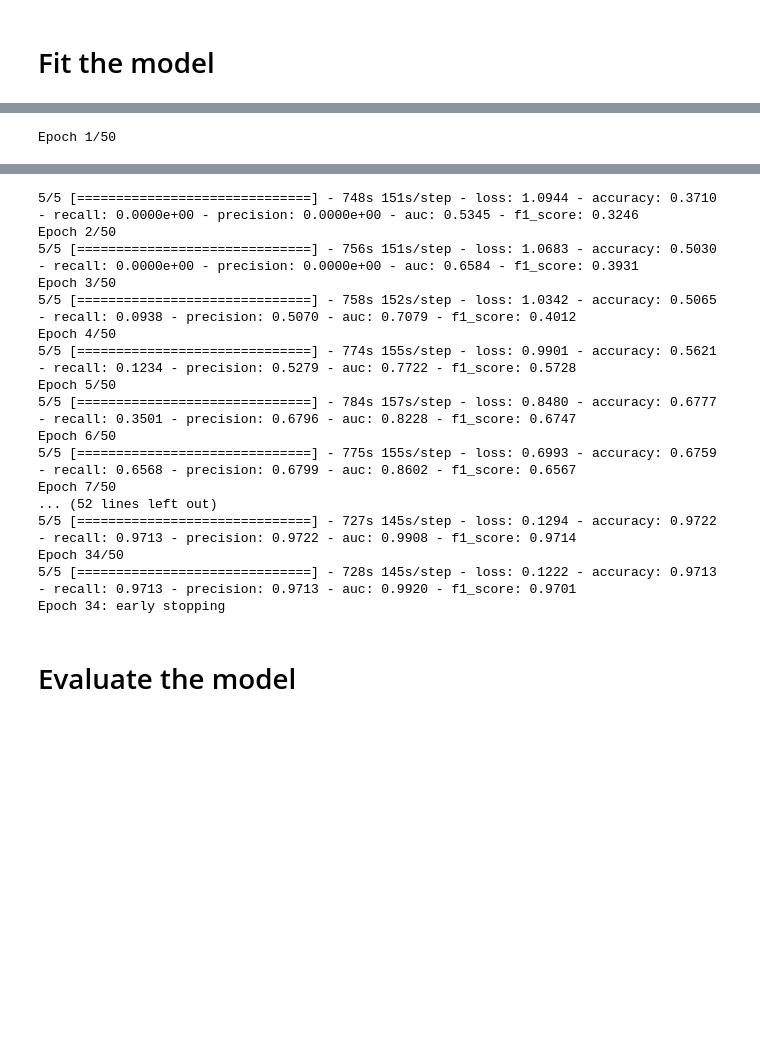
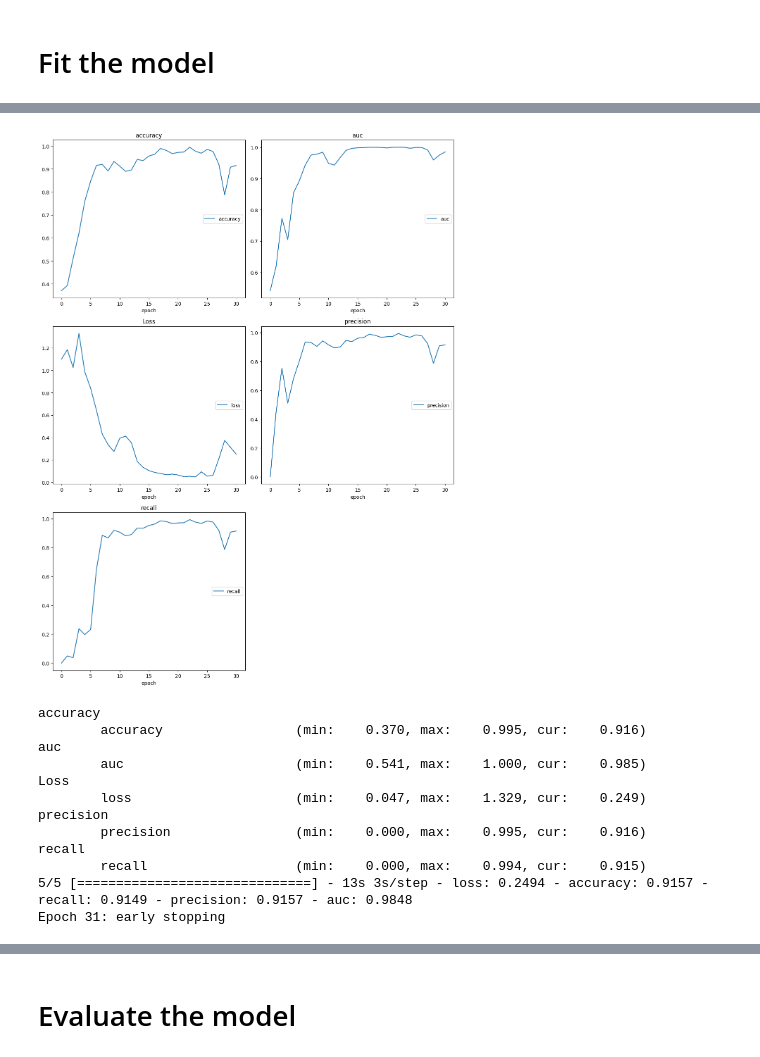
Before and after one commit to WiktorPieklik/Secure-Text-Classification, a Jupyter notebook: src/notebooks/lstm.ipynb, the cells around one changed output, grey strips where cells are left out. Cells and saved outputs as stored; diff of their text form; code cells hidden in the pictures; blank space fills up the shorter version.

Commit message:
refactor(custom-model)!: improved lstm

```diff
--- a/src/notebooks/lstm.ipynb
+++ b/src/notebooks/lstm.ipynb
@@ -16,7 +17,7 @@ Number of available GPUs: 1
 # Parameters
 # %%
 BATCH_SIZE = 256
-EPOCHS = 50
+EPOCHS = 100
 TEST_SPLIT = 0.2
 VALID_SPLIT = 0.1
 SEED = 7321
@@ -87,7 +88,8 @@ model = tf.keras.Sequential([
     tf.keras.layers.Input(shape=(1,), dtype=tf.string),
     vectorize_layer,
     tf.keras.layers.Embedding(input_dim=VOCABULARY_SIZE, output_dim=EMBEDDING_DIM),
-    tf.keras.layers.LSTM(100, dropout=0.2, recurrent_dropout=0.2),
+    tf.keras.layers.Bidirectional(tf.keras.layers.LSTM(1028, return_sequences=True)),
+    tf.keras.layers.Bidirectional(tf.keras.layers.LSTM(128)),
     tf.keras.layers.Dense(3, activation='softmax')
 ])
 model.summary()
@@ -124,17 +124,17 @@ model.compile(
         tf.keras.metrics.Recall(),
         tf.keras.metrics.Precision(),
         tf.keras.metrics.AUC(),
-        tfa.metrics.F1Score(num_classes=3)
+        # tfa.metrics.F1Score(num_classes=3)
     ]
 )
 # %% [markdown]
 ## Model callbacks
 # %%
-BEST_MODEL_FILE = BEST_MODEL_DIR / "lstm_best3"
+BEST_MODEL_FILE = BEST_MODEL_DIR / "lstm7_best1"
 
-early_stop = tf.keras.callbacks.EarlyStopping(monitor='loss', patience=6, verbose=1, min_delta=0.0001)
+early_stop = tf.keras.callbacks.EarlyStopping(monitor='loss', patience=7, verbose=1, min_delta=0.001)
 save_best = tf.keras.callbacks.ModelCheckpoint(filepath=BEST_MODEL_FILE, monitor='loss', save_best_only=True)
-csv_logger = tf.keras.callbacks.CSVLogger(filename=BEST_MODEL_FILE/"history_3.csv")
-# tensorboard_cb = tf.keras.callbacks.TensorBoard(log_dir=str(TENSOR_BOARD_DIR.resolve()))
+csv_logger = tf.keras.callbacks.CSVLogger(filename=BEST_MODEL_FILE/"history_7_1.csv")
+tensorboard_cb = tf.keras.callbacks.TensorBoard(log_dir=str(TENSOR_BOARD_DIR.resolve()))
 # %% [markdown]
 # Fit the model
@@ -141,10 +146,22 @@ csv_logger = tf.keras.callbacks.CSVLogger(filename=BEST_MODEL_FILE/"history_3.cs
 # %%
 with tf.device('/GPU:0'):
     history = model.fit(
         train_ds,
         epochs=EPOCHS,
         validation_data=val_ds,
-        callbacks=[save_best, early_stop, csv_logger],
+        callbacks=[save_best, early_stop, csv_logger, tensorboard_cb, PlotLossesKeras()],
     )
 # %% [output]
+[figure, added]
-Epoch 1/50
+accuracy
+        accuracy                 (min:    0.370, max:    0.995, cur:    0.916)
+auc
+        auc                      (min:    0.541, max:    1.000, cur:    0.985)
+Loss
+        loss                     (min:    0.047, max:    1.329, cur:    0.249)
+precision
+        precision                (min:    0.000, max:    0.995, cur:    0.916)
+recall
+        recall                   (min:    0.000, max:    0.994, cur:    0.915)
+5/5 [==============================] - 13s 3s/step - loss: 0.2494 - accuracy: 0.9157 - recall: 0.9149 - precision: 0.9157 - auc: 0.9848
+Epoch 31: early stopping
@@ -152,20 +168,3 @@ Epoch 1/50
-5/5 [==============================] - 748s 151s/step - loss: 1.0944 - accuracy: 0.3710 - recall: 0.0000e+00 - precision: 0.0000e+00 - auc: 0.5345 - f1_score: 0.3246
-Epoch 2/50
-5/5 [==============================] - 756s 151s/step - loss: 1.0683 - accuracy: 0.5030 - recall: 0.0000e+00 - precision: 0.0000e+00 - auc: 0.6584 - f1_score: 0.3931
-Epoch 3/50
-5/5 [==============================] - 758s 152s/step - loss: 1.0342 - accuracy: 0.5065 - recall: 0.0938 - precision: 0.5070 - auc: 0.7079 - f1_score: 0.4012
-Epoch 4/50
-5/5 [==============================] - 774s 155s/step - loss: 0.9901 - accuracy: 0.5621 - recall: 0.1234 - precision: 0.5279 - auc: 0.7722 - f1_score: 0.5728
-Epoch 5/50
-5/5 [==============================] - 784s 157s/step - loss: 0.8480 - accuracy: 0.6777 - recall: 0.3501 - precision: 0.6796 - auc: 0.8228 - f1_score: 0.6747
-Epoch 6/50
-5/5 [==============================] - 775s 155s/step - loss: 0.6993 - accuracy: 0.6759 - recall: 0.6568 - precision: 0.6799 - auc: 0.8602 - f1_score: 0.6567
-Epoch 7/50
-... (52 lines left out)
-5/5 [==============================] - 727s 145s/step - loss: 0.1294 - accuracy: 0.9722 - recall: 0.9713 - precision: 0.9722 - auc: 0.9908 - f1_score: 0.9714
-Epoch 34/50
-5/5 [==============================] - 728s 145s/step - loss: 0.1222 - accuracy: 0.9713 - recall: 0.9713 - precision: 0.9713 - auc: 0.9920 - f1_score: 0.9701
-Epoch 34: early stopping
 # %% [markdown]
 # Evaluate the model
 # %%
```
Also changed, not shown: parts of 7 cells of this notebook, 10 other files.
